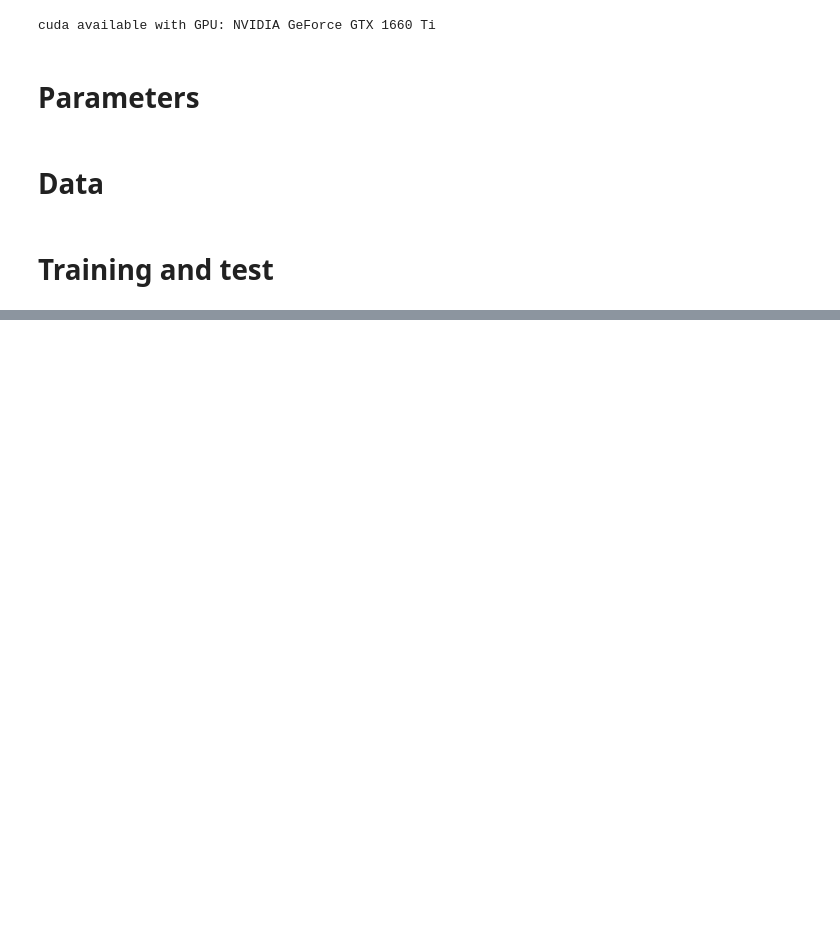
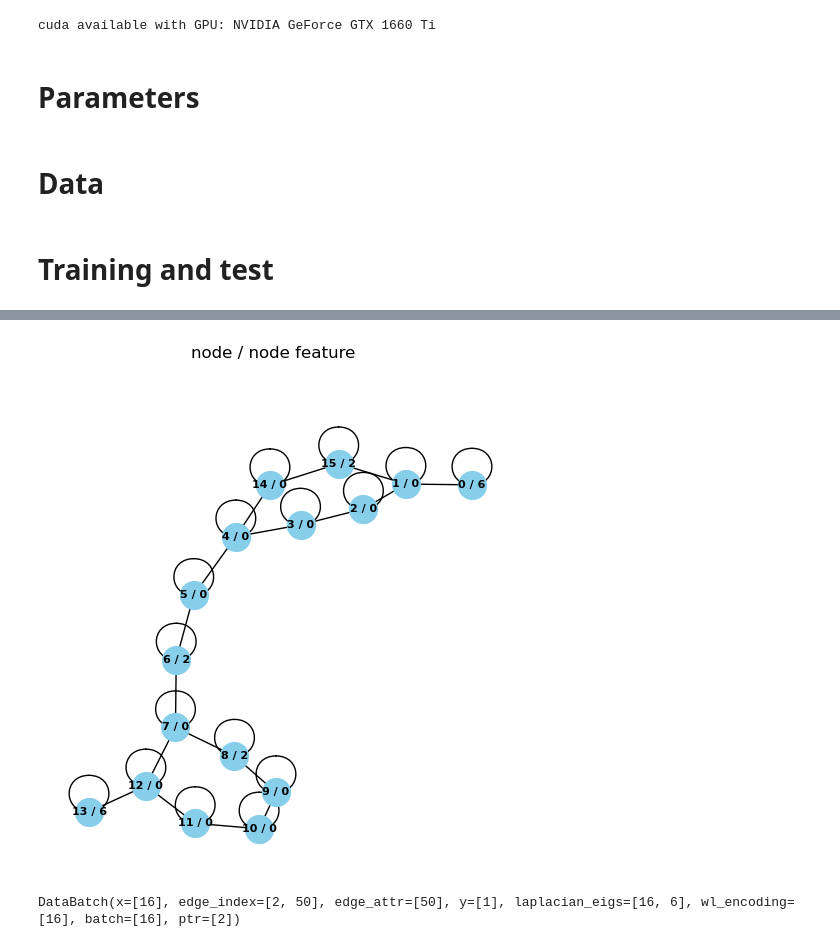
Before and after one commit to cvincent13/Graph-Transformers, a Jupyter notebook: ZINC.ipynb, the cells around one changed output, grey strips where cells are left out. Drawn from its saved outputs; the diff is of its cells as text; code cells hidden in the pictures; blank space fills up the shorter version.

```diff
--- a/ZINC.ipynb
+++ b/ZINC.ipynb
@@ -66,14 +67,16 @@ readout = 'mean'
 # %%
 # Dataset and prior transforms
 data_transforms = T.Compose([
+    ZINCDataset(),
     AddLaplacianPosEncoding(POS_ENCODING_DIM),
-    T.AddSelfLoops('edge_attr')
+    AddWLPosEncoding(),
+    #T.AddSelfLoops('edge_attr')
     ])
 
 
-dataset_train = ZINC('data/ZINC', subset=True, split='train', pre_transform=data_transforms)
-dataset_val = ZINC('data/ZINC', subset=True, split='val', pre_transform=data_transforms)
-dataset_test = ZINC('data/ZINC', subset=True, split='test', pre_transform=data_transforms)
+dataset_train = ZINC('data/ZINC_noselfloops', subset=True, split='train', pre_transform=data_transforms)
+dataset_val = ZINC('data/ZINC_noselfloops', subset=True, split='val', pre_transform=data_transforms)
+dataset_test = ZINC('data/ZINC_noselfloops', subset=True, split='test', pre_transform=data_transforms)
 # %%
 # Dataloaders
 dataloader_train = torch_geometric.loader.DataLoader(dataset_train, batch_size=BATCH_SIZE, shuffle=True)
@@ -155,0 +193,30 @@ sum(p.numel() for p in model.parameters() if p.requires_grad)
+# %%
+dataloader_vis = torch_geometric.loader.DataLoader(dataset_test[:3], batch_size=1, shuffle=True)
+# %%
+g = next(iter(dataloader_vis))
+def draw_graph(g):
+    # Convert PyG graph to NetworkX graph
+    nx_graph = nx.Graph()
+    nx_graph.add_nodes_from(range(g.num_nodes))
+    nx_graph.add_edges_from(g.edge_index.t().tolist())
+
+    # Create subplots
+    fig, ax = plt.subplots(figsize=(6, 6))
+    fig.suptitle('node / node feature')
+
+    # Draw the graph with node features as labels
+    pos = nx.spring_layout(nx_graph)  # You can use other layout algorithms as well
+    nx.draw(nx_graph, pos, with_labels=True,
+            labels={i: f'{i} / {g.x[i].item()}' for i in range(g.num_nodes)},
+            font_size=8, font_color='black', node_size=400,
+            node_color='skyblue', font_weight='bold', ax=ax)
+
+    # Show the plot
+    plt.show()
+
+draw_graph(g)
+g.to(device)
+g
+# %% [output]
+[figure, added]
+DataBatch(x=[16], edge_index=[2, 50], edge_attr=[50], y=[1], laplacian_eigs=[16, 6], wl_encoding=[16], batch=[16], ptr=[2])
```
Also changed, not shown: parts of 20 cells of this notebook, 8 other files.
